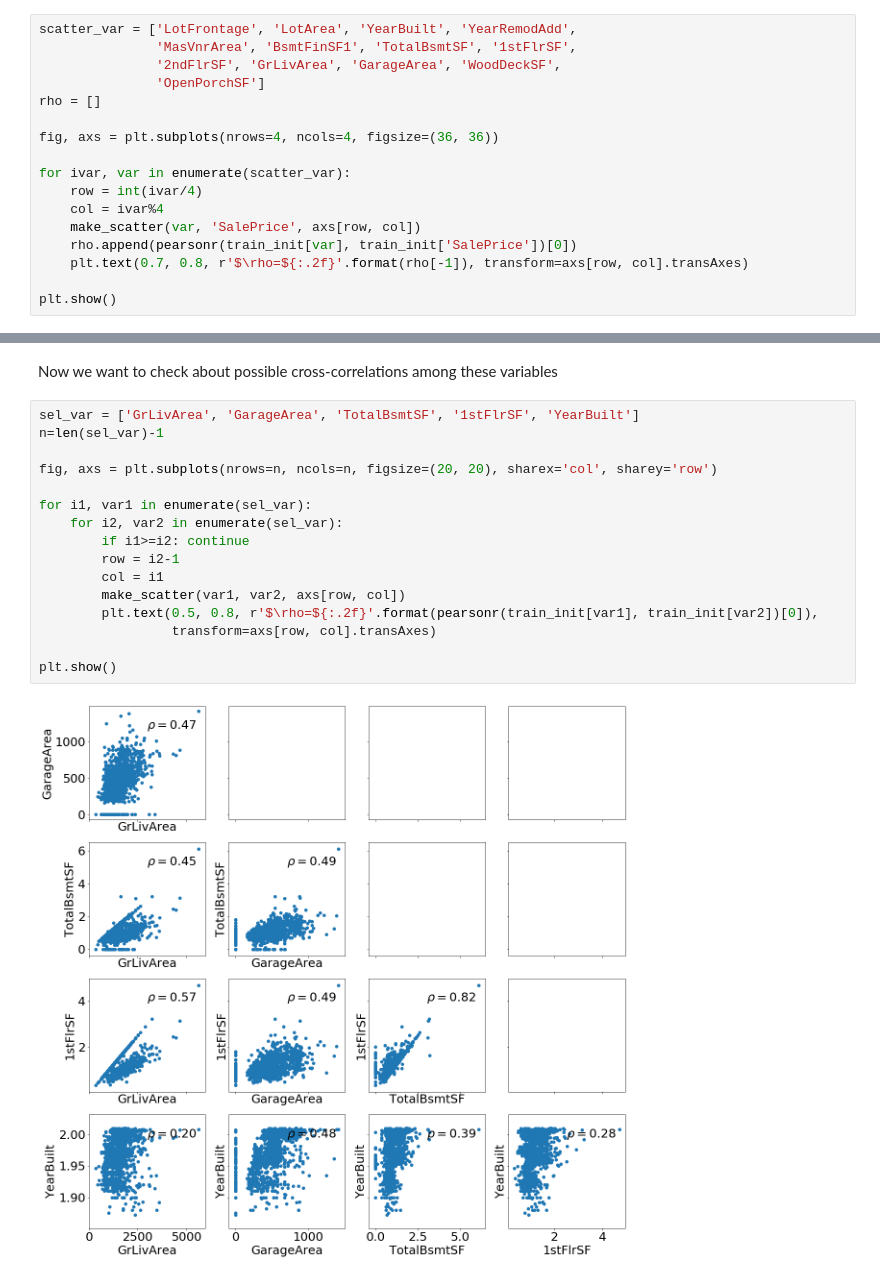
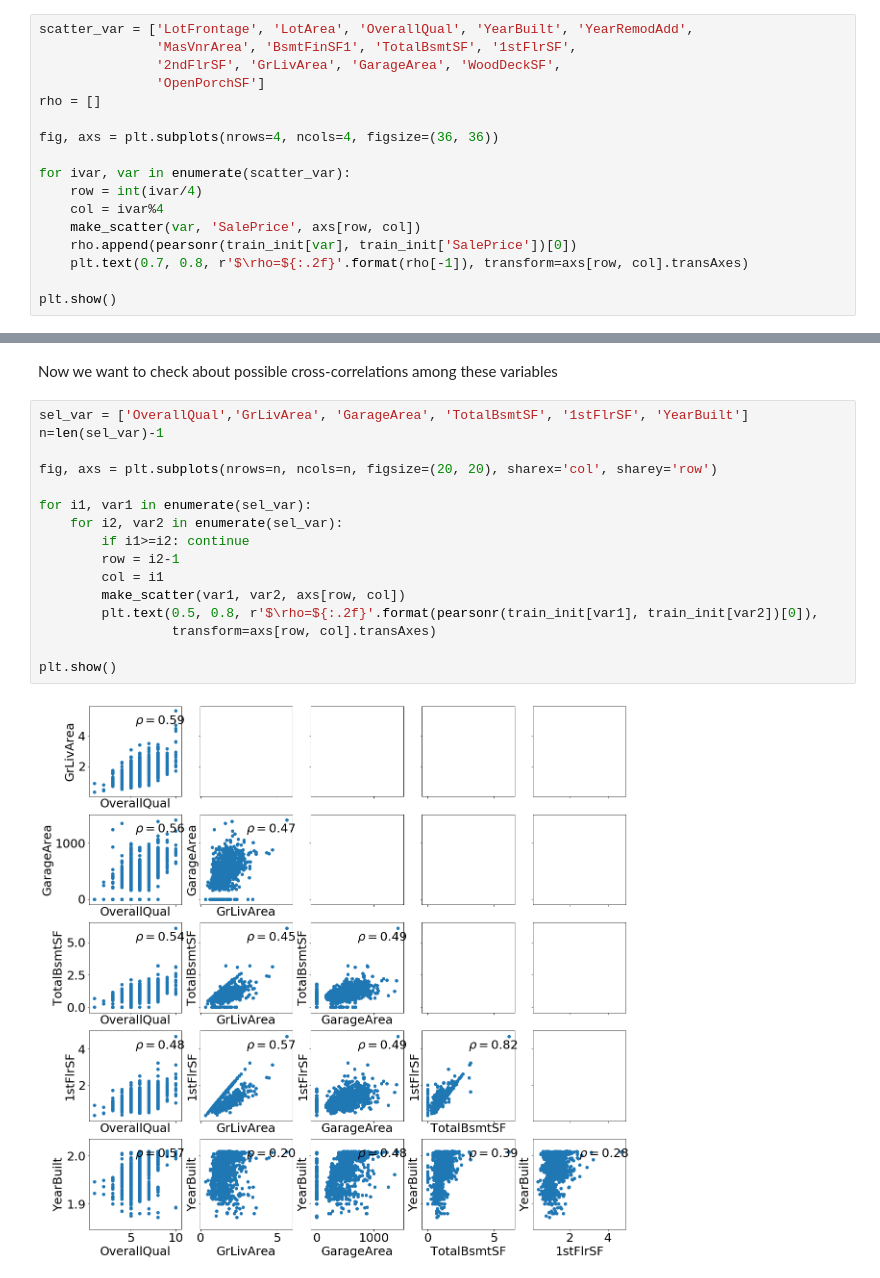
Before and after one commit to flucarelli94/MachineLearning_projects, a Jupyter notebook: House prices/Sale_price_prediction.ipynb, the cells around one changed output, grey strips where cells are left out. Saved outputs shown, nothing was run; the diff lists cells and outputs as text.

```diff
--- a/House prices/Sale_price_prediction.ipynb
+++ b/House prices/Sale_price_prediction.ipynb
@@ -81,7 +81,7 @@ def make_scatter(varname1, varname2, ax):
     ax.set_xlabel(varname1)
     ax.set_ylabel(varname2)
 # %%
-scatter_var = ['LotFrontage', 'LotArea', 'YearBuilt', 'YearRemodAdd',
+scatter_var = ['LotFrontage', 'LotArea', 'OverallQual', 'YearBuilt', 'YearRemodAdd',
                'MasVnrArea', 'BsmtFinSF1', 'TotalBsmtSF', '1stFlrSF',
                '2ndFlrSF', 'GrLivArea', 'GarageArea', 'WoodDeckSF',
                'OpenPorchSF']
@@ -128,22 +140,22 @@ real_feat.sort_values(by=['rho'], ascending=False)
 # %% [markdown]
 Now we want to check about possible cross-correlations among these variables
 # %%
-sel_var = ['GrLivArea', 'GarageArea', 'TotalBsmtSF', '1stFlrSF', 'YearBuilt']
+sel_var = ['OverallQual','GrLivArea', 'GarageArea', 'TotalBsmtSF', '1stFlrSF', 'YearBuilt']
 n=len(sel_var)-1
 
 fig, axs = plt.subplots(nrows=n, ncols=n, figsize=(20, 20), sharex='col', sharey='row')
 
 for i1, var1 in enumerate(sel_var):
     for i2, var2 in enumerate(sel_var):
         if i1>=i2: continue
         row = i2-1
         col = i1
         make_scatter(var1, var2, axs[row, col])
         plt.text(0.5, 0.8, r'$\rho=${:.2f}'.format(pearsonr(train_init[var1], train_init[var2])[0]),
                  transform=axs[row, col].transAxes)
 
 plt.show()
 # %% [output]
-[figure, old version]
+[figure, new version]
 # %% [markdown]
 We observe that `1stFlrSF` is highly cross-correlated with the other 3 variables, especially with `TotalBsmtSF`. We discard `1stFlrSF`. On the other hand, we see that `YearBuilt` is mostly uncorrelated with the other features. Thus, we might want to retain the following real-value variables:
```
Also changed, not shown: parts of 5 cells of this notebook.
